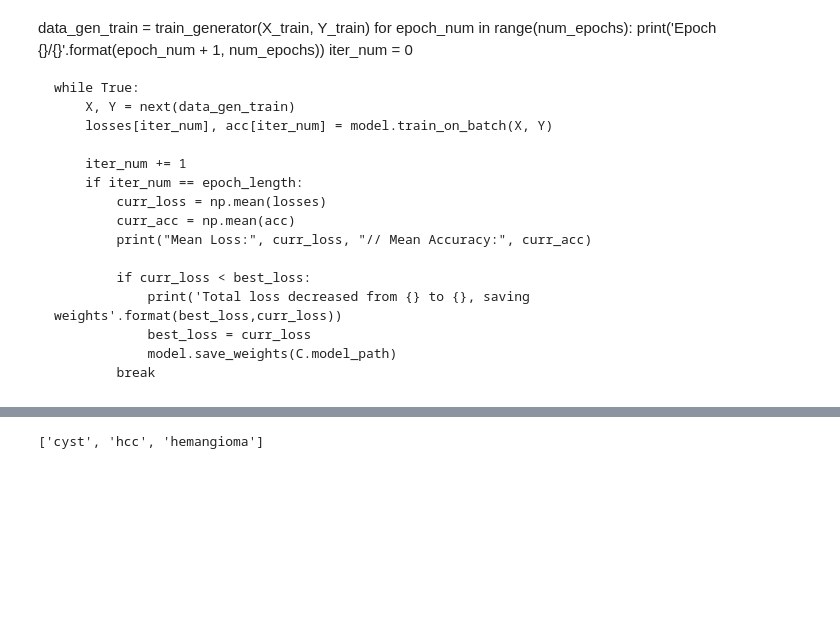
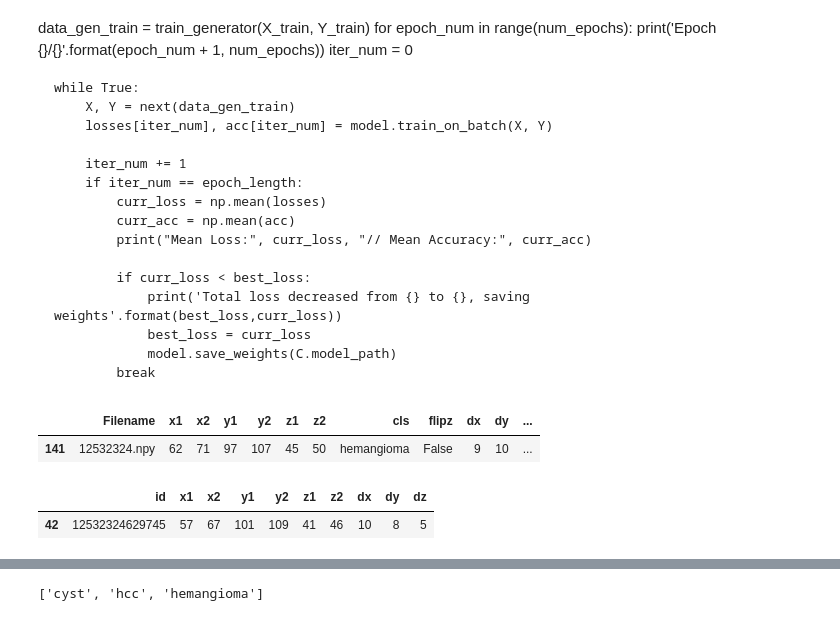
Before and after one commit to clintonjwang/voi-classifier, a Jupyter notebook: cnn-classifier.ipynb, the cells around one changed output, grey strips where cells are left out. Saved outputs shown, nothing was run; the diff lists cells and outputs as text; code cells hidden in the pictures; blank space fills up the shorter version.

```diff
--- a/cnn-classifier.ipynb
+++ b/cnn-classifier.ipynb
@@ -366,0 +338,13 @@ def plot_2ch_with_bbox(fn, wrong_class, pad=15, draw_bbox=False, save_dir=None):
+# %%
+voi_df_ven = pd.read_csv(C.ven_voi_path)
+voi_df_art = pd.read_csv(C.art_voi_path)
+# %%
+voi_df_art[voi_df_art["Filename"] == "12532324.npy"]
+# %% [output]
+|  | Filename | x1 | x2 | y1 | y2 | z1 | z2 | cls | flipz | dx | dy | ... |
+| 141 | 12532324.npy | 62 | 71 | 97 | 107 | 45 | 50 | hemangioma | False | 9 | 10 | ... |
+# %%
+voi_df_ven[voi_df_ven["id"] == 12532324629745]
+# %% [output]
+|  | id | x1 | x2 | y1 | y2 | z1 | z2 | dx | dy | dz |
+| 42 | 12532324629745 | 57 | 67 | 101 | 109 | 41 | 46 | 10 | 8 | 5 |
```
Also changed, not shown: parts of 19 cells of this notebook, 8 other files.
